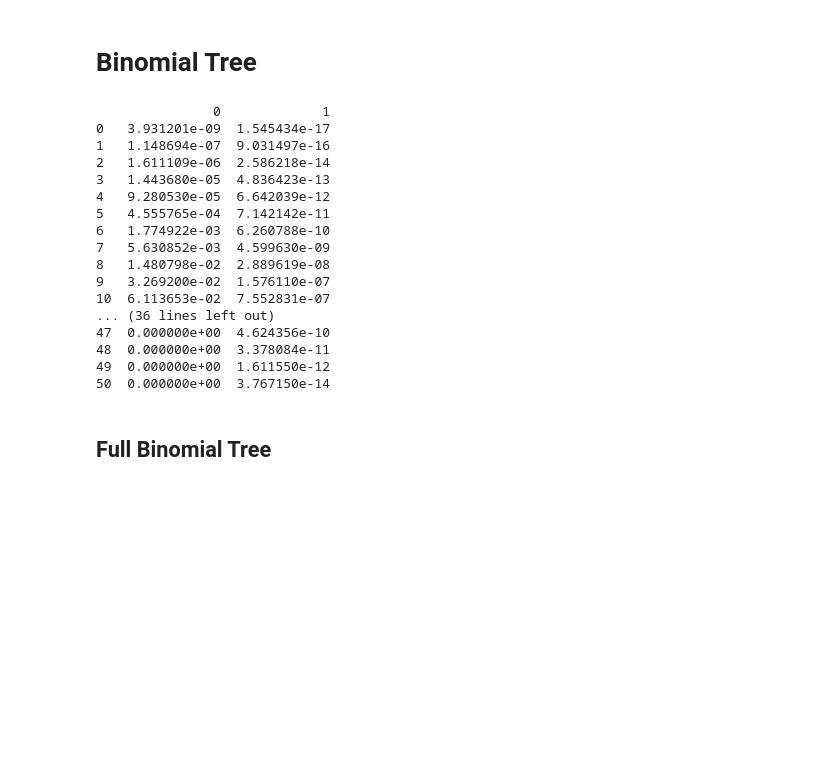
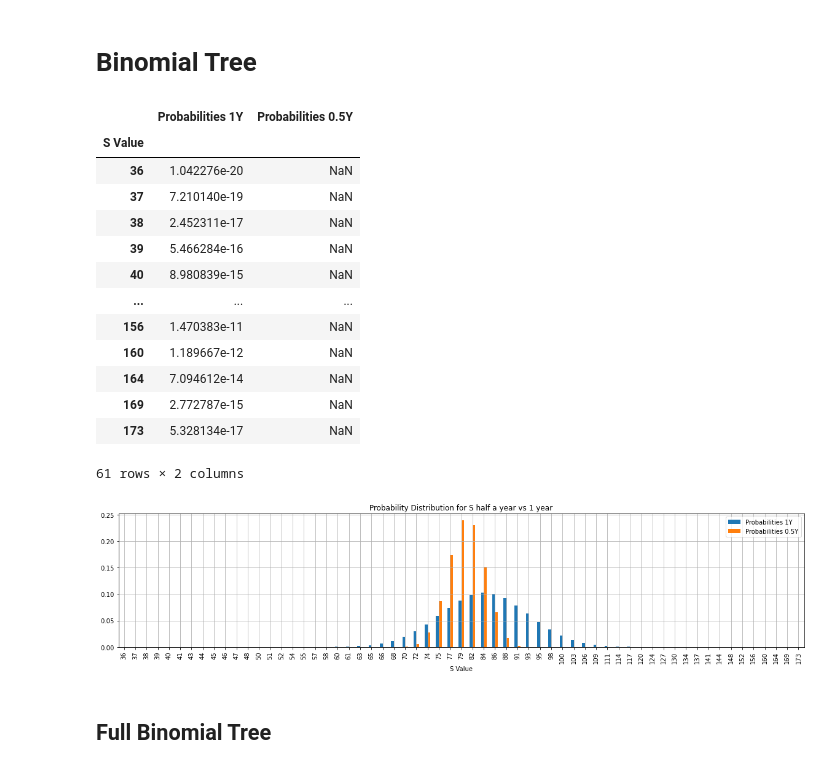
Before and after one commit to ithakis/UvA-Computational-Finance, a Jupyter notebook: Part 2.ipynb, the cells around one changed output. Drawn from its saved outputs; the diff is of its cells as text; code cells hidden in the pictures; blank space fills up the shorter version.

```diff
--- a/Part 2.ipynb
+++ b/Part 2.ipynb
@@ -37,40 +37,47 @@ def buildTree(S, vol , T, N, r):
 # %%
 sigma = 0.1
 S = 80
 T =1.
-N = 50
+N = 60
 r = 0.06
 
 tree, prob_tree = buildTree(S, sigma, T, N, r)
 
 visualisation = pd.DataFrame()
-visualisation['Values'] = tree[-1,:].astype(int)
+visualisation['S Value'] = tree[-1,:].astype(int)
 visualisation['Probabilities'] = prob_tree[-1,:]
+visualisation.set_index('S Value', inplace=True)
 # visualisation.plot.bar('Values', 'Probabilities', figsize=(20,4))
+# print(visualisation)
 
-visualisation_2 = pd.DataFrame(prob_tree.take([25,-1],axis=0)).T
-print(visualisation_2)
-# visualisation_2['Values'] = tree[25,:].astype(int)
-# visualisation_2['Probabilities'] = prob_tree[25,:]
+visualisation_2 = pd.DataFrame() # prob_tree.take([25,-1],axis=0)).T
+visualisation_2['S Value'] = tree[10,:].astype(int)
+visualisation_2['Probabilities'] = prob_tree[10,:]
+visualisation_2 = visualisation_2[visualisation_2['S Value'] > 0]
+visualisation_2.set_index('S Value', inplace=True)
+# print(visualisation_2)
+
+visualisation_3 = visualisation.join(visualisation_2, lsuffix=' 1Y', rsuffix=' 0.5Y', how='outer')
+# visualisation_3 = visualisation_3[visualisation_3['Probabilities 1Y'] > 0.000001]
+visualisation_3.plot(kind='bar', figsize=(20,4), grid=True, title="Probability Distribution for S half a year vs 1 year")
+visualisation_3
 # visualisation_2.plot.bar('Values', 'Probabilities', figsize=(20,4))
 # %% [output]
+|  | Probabilities 1Y | Probabilities 0.5Y |
+| S Value |  |  |
+| 36 | 1.042276e-20 | NaN |
+| 37 | 7.210140e-19 | NaN |
+| 38 | 2.452311e-17 | NaN |
+| 39 | 5.466284e-16 | NaN |
+| 40 | 8.980839e-15 | NaN |
+| ... | ... | ... |
+| 156 | 1.470383e-11 | NaN |
+| 160 | 1.189667e-12 | NaN |
+| 164 | 7.094612e-14 | NaN |
+| 169 | 2.772787e-15 | NaN |
+| 173 | 5.328134e-17 | NaN |
-               0             1
-0   3.931201e-09  1.545434e-17
-1   1.148694e-07  9.031497e-16
-2   1.611109e-06  2.586218e-14
-3   1.443680e-05  4.836423e-13
-4   9.280530e-05  6.642039e-12
-5   4.555765e-04  7.142142e-11
-6   1.774922e-03  6.260788e-10
-7   5.630852e-03  4.599630e-09
-8   1.480798e-02  2.889619e-08
-9   3.269200e-02  1.576110e-07
-10  6.113653e-02  7.552831e-07
-... (36 lines left out)
-47  0.000000e+00  4.624356e-10
-48  0.000000e+00  3.378084e-11
-49  0.000000e+00  1.611550e-12
-50  0.000000e+00  3.767150e-14
+61 rows × 2 columns
+[figure, added]
 # %% [markdown]
 ## Full Binomial Tree
 # %%
```
